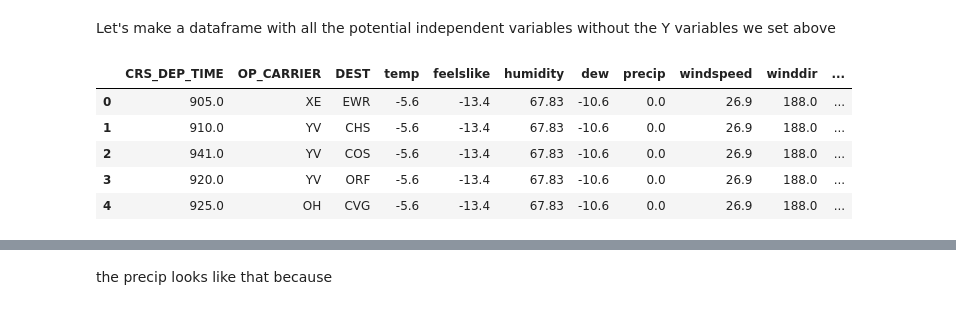
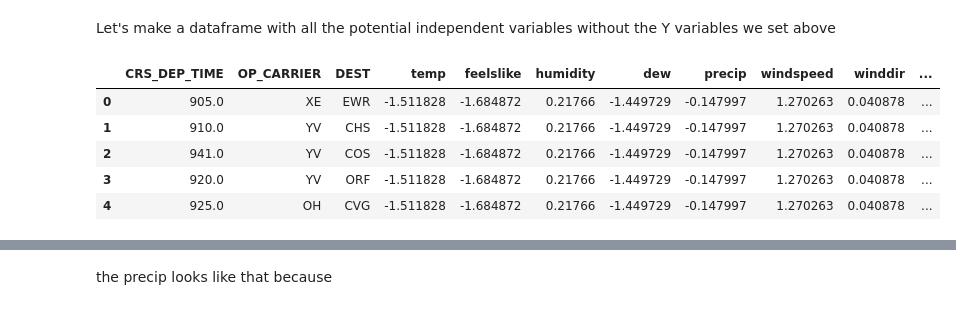
Before and after one commit to sbarrios93/Flight-Predictions-Project, a Jupyter notebook: scratchpad.ipynb, the cells around one changed output, grey strips where cells are left out. Cells and saved outputs as stored; diff of their text form; code cells hidden in the pictures.

```diff
--- a/scratchpad.ipynb
+++ b/scratchpad.ipynb
@@ -458,0 +461,13 @@ df_cleaned.sample(100000).to_excel(OUTPUT_DATA_PATH / 'cleaned_data.xlsx', index
+# %%
+from sklearn import preprocessing
+
+df_norm = df_cleaned.copy(deep=True)
+def normalize_colum(df, col):
+    x = df[col].values #returns a numpy array
+    min_max_scaler = preprocessing.StandardScaler()
+    x = x.reshape(-1, 1)
+    x_scaled = min_max_scaler.fit_transform(x)
+    return x_scaled
+
+for col in ['temp', 'feelslike', 'humidity', 'dew', 'precip', 'windspeed', 'winddir', 'pressure', 'visibility', 'cloudcover']:
+    df_norm[col] = normalize_colum(df_norm, col)
@@ -459,2 +489,10 @@ df_cleaned.sample(100000).to_excel(OUTPUT_DATA_PATH / 'cleaned_data.xlsx', index
+# %%
+test_size = 0.3
+train_size = 1 - test_size
+
+rng = np.random.default_rng(42)
+
+train_ix = rng.choice(df_norm.index, size=int(df_norm.shape[0]*train_size), replace=False)
+test_ix = np.setdiff1d(df_norm.index, train_ix)
 # %% [markdown]
 we first set up different Y, for different predictions. Then drop them from
@@ -466,15 +513,18 @@ Y_cancelled = df_cleaned['CANCELLED']
 # %% [markdown]
 Let's make a dataframe with all the potential independent variables without the Y variables we set above
 # %%
-X = df_cleaned.drop(['DELAYED', 'DELAYED_20', 'CANCELLED', 'DEP_DELAY'], axis=1)
+X = df_norm.drop(['DELAYED', 'DELAYED_20', 'CANCELLED', 'DEP_DELAY'], axis=1)
 # there are some empty values on windidir, so we will fill them with 0
-X.winddir.fillna(0, inplace=True)
+X.fillna(0, inplace=True)
+
+X_train = X.loc[train_ix]
+X_test = X.loc[test_ix]
 X.head()
 # %% [output]
 |  | CRS_DEP_TIME | OP_CARRIER | DEST | temp | feelslike | humidity | dew | precip | windspeed | winddir | ... |
-| 0 | 905.0 | XE | EWR | -5.6 | -13.4 | 67.83 | -10.6 | 0.0 | 26.9 | 188.0 | ... |
-| 1 | 910.0 | YV | CHS | -5.6 | -13.4 | 67.83 | -10.6 | 0.0 | 26.9 | 188.0 | ... |
-| 2 | 941.0 | YV | COS | -5.6 | -13.4 | 67.83 | -10.6 | 0.0 | 26.9 | 188.0 | ... |
-| 3 | 920.0 | YV | ORF | -5.6 | -13.4 | 67.83 | -10.6 | 0.0 | 26.9 | 188.0 | ... |
-| 4 | 925.0 | OH | CVG | -5.6 | -13.4 | 67.83 | -10.6 | 0.0 | 26.9 | 188.0 | ... |
+| 0 | 905.0 | XE | EWR | -1.511828 | -1.684872 | 0.21766 | -1.449729 | -0.147997 | 1.270263 | 0.040878 | ... |
+| 1 | 910.0 | YV | CHS | -1.511828 | -1.684872 | 0.21766 | -1.449729 | -0.147997 | 1.270263 | 0.040878 | ... |
+| 2 | 941.0 | YV | COS | -1.511828 | -1.684872 | 0.21766 | -1.449729 | -0.147997 | 1.270263 | 0.040878 | ... |
+| 3 | 920.0 | YV | ORF | -1.511828 | -1.684872 | 0.21766 | -1.449729 | -0.147997 | 1.270263 | 0.040878 | ... |
+| 4 | 925.0 | OH | CVG | -1.511828 | -1.684872 | 0.21766 | -1.449729 | -0.147997 | 1.270263 | 0.040878 | ... |
 # %%
```
Also changed, not shown: parts of 37 cells of this notebook, 2 other files.
